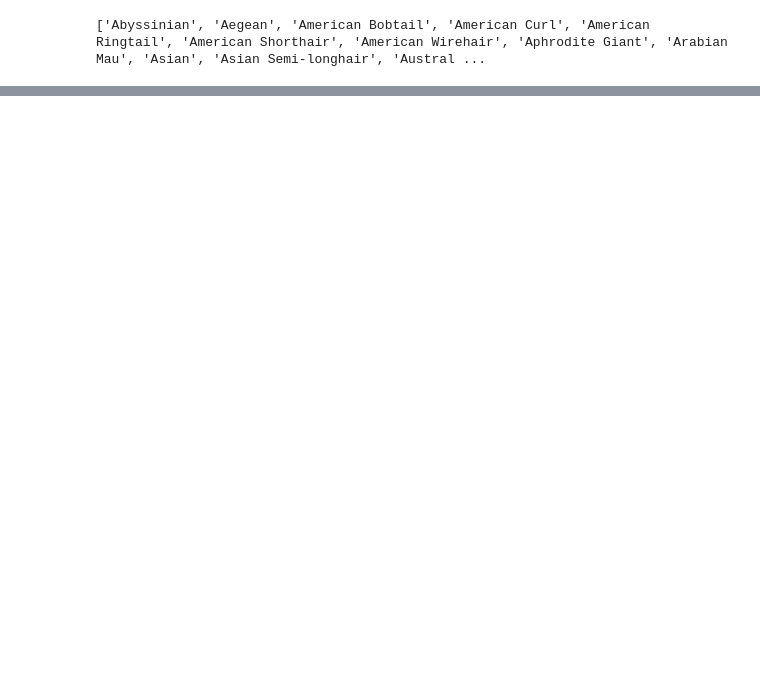
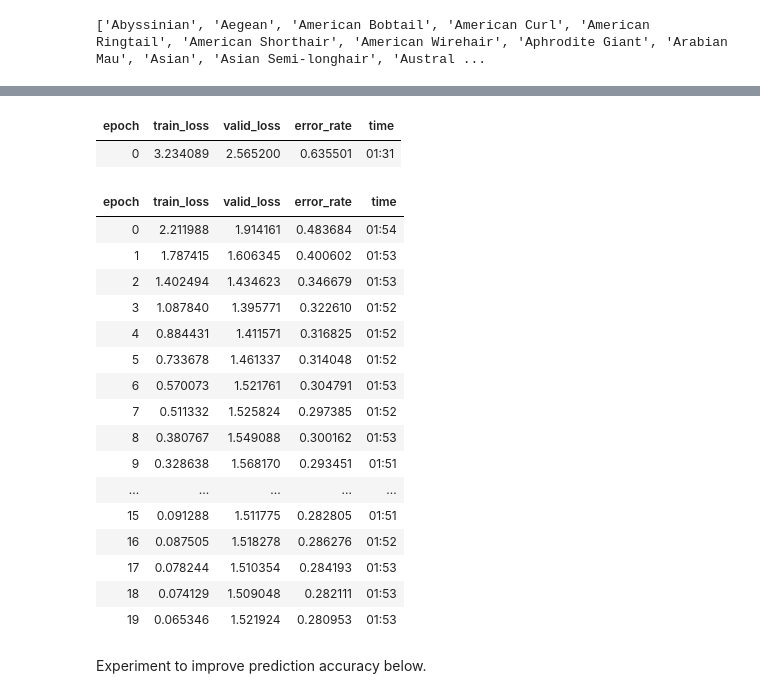
Before and after one commit to iancharters/cat_categorizer, a Jupyter notebook: cat_categorizer_trainer.ipynb, the cells around one changed output, grey strips where cells are left out. Drawn from its saved outputs; the diff is of its cells as text; code cells hidden in the pictures; blank space fills up the shorter version.

```diff
--- a/cat_categorizer_trainer.ipynb
+++ b/cat_categorizer_trainer.ipynb
@@ -66,6 +172,26 @@ dls.show_batch(max_n=3)
 # %%
 learn = vision_learner(dls, resnet18, metrics=error_rate)
-%learn.fine_tune(10)
+learn.fine_tune(20)
+# %% [output]
+| epoch | train_loss | valid_loss | error_rate | time |
+| 0 | 3.234089 | 2.565200 | 0.635501 | 01:31 |
+| epoch | train_loss | valid_loss | error_rate | time |
+| 0 | 2.211988 | 1.914161 | 0.483684 | 01:54 |
+| 1 | 1.787415 | 1.606345 | 0.400602 | 01:53 |
+| 2 | 1.402494 | 1.434623 | 0.346679 | 01:53 |
+| 3 | 1.087840 | 1.395771 | 0.322610 | 01:52 |
+| 4 | 0.884431 | 1.411571 | 0.316825 | 01:52 |
+| 5 | 0.733678 | 1.461337 | 0.314048 | 01:52 |
+| 6 | 0.570073 | 1.521761 | 0.304791 | 01:53 |
+| 7 | 0.511332 | 1.525824 | 0.297385 | 01:52 |
+| 8 | 0.380767 | 1.549088 | 0.300162 | 01:53 |
+| 9 | 0.328638 | 1.568170 | 0.293451 | 01:51 |
+| ... | ... | ... | ... | ... |
+| 15 | 0.091288 | 1.511775 | 0.282805 | 01:51 |
+| 16 | 0.087505 | 1.518278 | 0.286276 | 01:52 |
+| 17 | 0.078244 | 1.510354 | 0.284193 | 01:53 |
+| 18 | 0.074129 | 1.509048 | 0.282111 | 01:53 |
+| 19 | 0.065346 | 1.521924 | 0.280953 | 01:53 |
 # %%
 breed,_,probs = learn.predict(PILImage.create('test_trick_sphynx.jpeg'))
 print(f"This is a: {breed}.")
@@ -73,3 +199,5 @@ p = dict(zip(cat_breeds, probs))
 print(f"Probability it's a {breed}: {p[breed]:.4f}")
 # %%
 learn.export("model.pkl")
+# %% [markdown]
+Experiment to improve prediction accuracy below.
```
Also changed, not shown: parts of 6 cells of this notebook, 2 other files.
